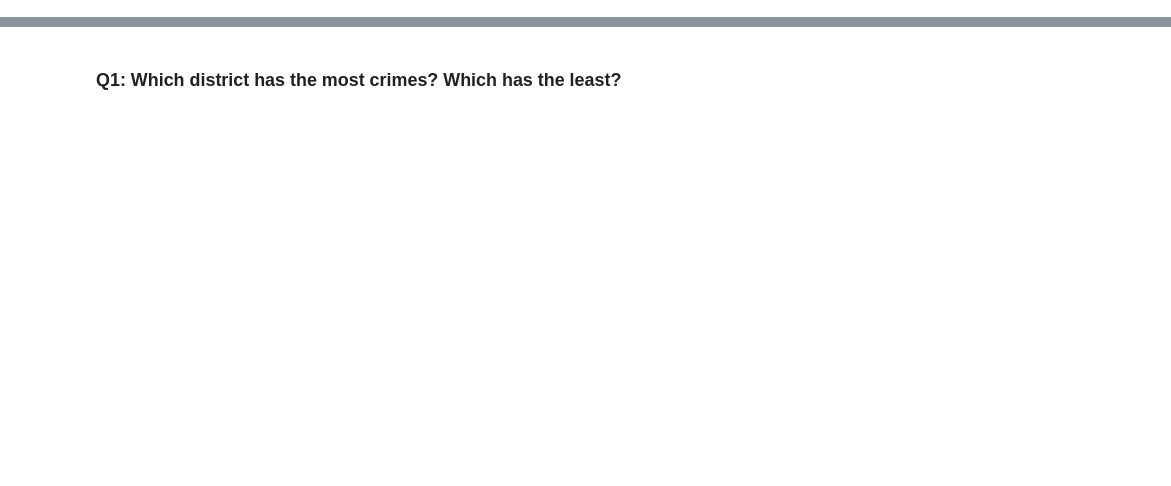
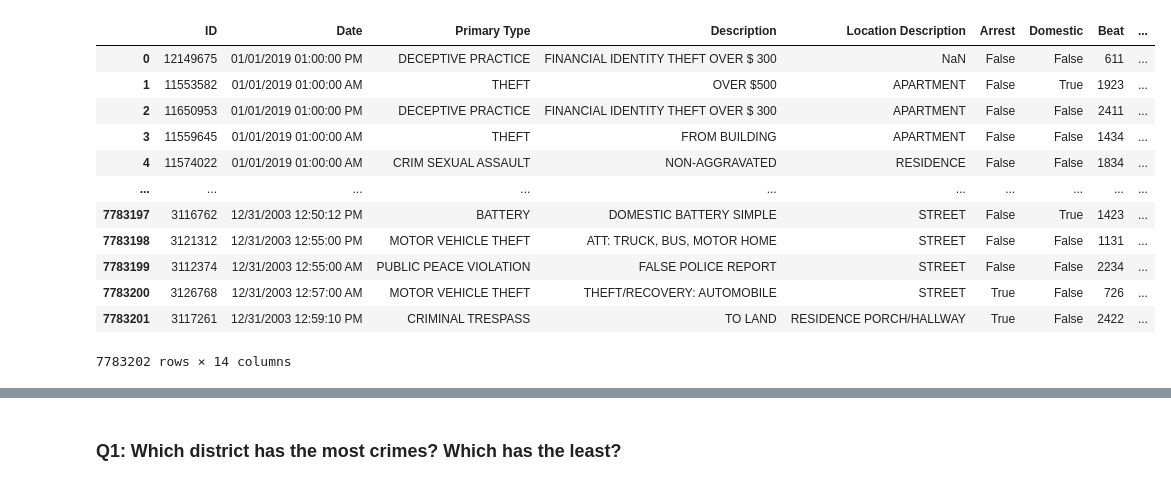
Before and after one commit to Beagan19/chicago-crime-data, a Jupyter notebook: Chicago Crime Data pt. 1.ipynb, the cells around one changed output, grey strips where cells are left out. Drawn from its saved outputs; the diff is of its cells as text; code cells hidden in the pictures; blank space fills up the shorter version.

```diff
--- a/Chicago Crime Data pt. 1.ipynb
+++ b/Chicago Crime Data pt. 1.ipynb
@@ -43,0 +15,11 @@ df.head()
+# %%
+# Get data file names
+path = "Data/Chicago/"
+filenames = glob.glob(path + "/*.csv")
+# %%
+dfs = []
+for filename in filenames:
+    dfs.append(pd.read_csv(filename))
+# %%
+# Concatenate all data into one DataFrame
+crime = pd.concat(dfs, ignore_index=True)
@@ -43,0 +53,4 @@ df.head()
+# %%
+## Using errors = "coerce"
+crime["Date_coerce"] = pd.to_datetime(crime["Date"], errors='coerce')
+crime["Date_coerce"]
@@ -43,0 +88,18 @@ df.head()
+# %%
+## use the fixed-datetime column to make the datetime col
+crime['Datetime'] = pd.to_datetime(crime["Date"])
+crime
+# %% [output]
+|  | ID | Date | Primary Type | Description | Location Description | Arrest | Domestic | Beat | ... |
+| 0 | 12149675 | 01/01/2019 01:00:00 PM | DECEPTIVE PRACTICE | FINANCIAL IDENTITY THEFT OVER $ 300 | NaN | False | False | 611 | ... |
+| 1 | 11553582 | 01/01/2019 01:00:00 AM | THEFT | OVER $500 | APARTMENT | False | True | 1923 | ... |
+| 2 | 11650953 | 01/01/2019 01:00:00 PM | DECEPTIVE PRACTICE | FINANCIAL IDENTITY THEFT OVER $ 300 | APARTMENT | False | False | 2411 | ... |
+| 3 | 11559645 | 01/01/2019 01:00:00 AM | THEFT | FROM BUILDING | APARTMENT | False | False | 1434 | ... |
+| 4 | 11574022 | 01/01/2019 01:00:00 AM | CRIM SEXUAL ASSAULT | NON-AGGRAVATED | RESIDENCE | False | False | 1834 | ... |
+| ... | ... | ... | ... | ... | ... | ... | ... | ... | ... |
+| 7783197 | 3116762 | 12/31/2003 12:50:12 PM | BATTERY | DOMESTIC BATTERY SIMPLE | STREET | False | True | 1423 | ... |
+| 7783198 | 3121312 | 12/31/2003 12:55:00 PM | MOTOR VEHICLE THEFT | ATT: TRUCK, BUS, MOTOR HOME | STREET | False | False | 1131 | ... |
+| 7783199 | 3112374 | 12/31/2003 12:55:00 AM | PUBLIC PEACE VIOLATION | FALSE POLICE REPORT | STREET | False | False | 2234 | ... |
+| 7783200 | 3126768 | 12/31/2003 12:57:00 AM | MOTOR VEHICLE THEFT | THEFT/RECOVERY: AUTOMOBILE | STREET | True | False | 726 | ... |
+| 7783201 | 3117261 | 12/31/2003 12:59:10 PM | CRIMINAL TRESPASS | TO LAND | RESIDENCE PORCH/HALLWAY | True | False | 2422 | ... |
+7783202 rows × 14 columns
```
Also changed, not shown: parts of 46 cells of this notebook, 1 other file.
